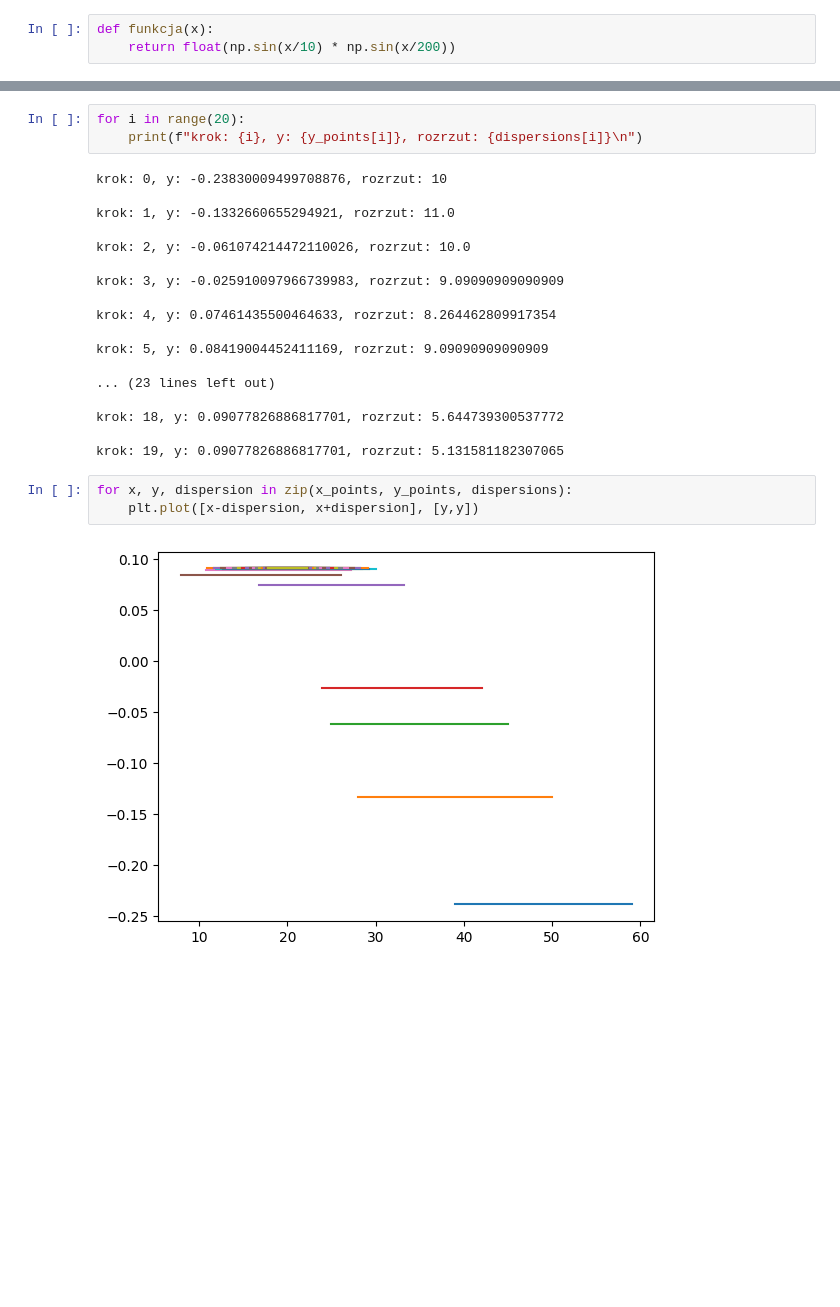
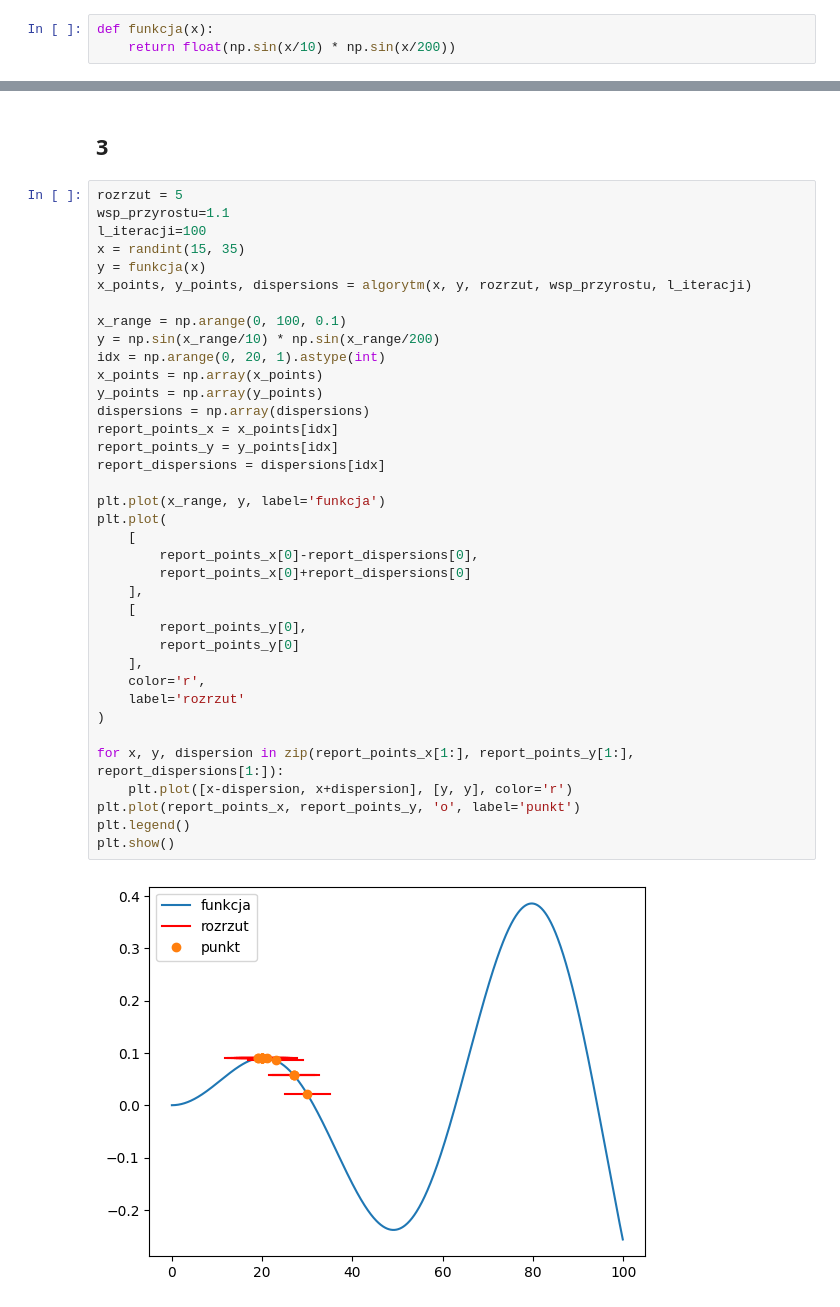
Before and after one commit to imgres2002/systemy_sztucznej_inteligencji_164454, a Jupyter notebook: lab2/zadanie1.ipynb, the cells around one changed output, grey strips where cells are left out. Cells and saved outputs as stored; diff of their text form; blank space fills up the shorter version.

```diff
--- a/lab2/zadanie1.ipynb
+++ b/lab2/zadanie1.ipynb
@@ -121,26 +168,41 @@ plt.show()
-# %%
-for i in range(20):
-    print(f"krok: {i}, y: {y_points[i]}, rozrzut: {dispersions[i]}\n")
-# %% [output]
-krok: 0, y: -0.23830009499708876, rozrzut: 10
-
-krok: 1, y: -0.1332660655294921, rozrzut: 11.0
-
-krok: 2, y: -0.061074214472110026, rozrzut: 10.0
-
-krok: 3, y: -0.025910097966739983, rozrzut: 9.09090909090909
-
-krok: 4, y: 0.07461435500464633, rozrzut: 8.264462809917354
-
-krok: 5, y: 0.08419004452411169, rozrzut: 9.09090909090909
-
-... (23 lines left out)
-
-krok: 18, y: 0.09077826886817701, rozrzut: 5.644739300537772
-
-krok: 19, y: 0.09077826886817701, rozrzut: 5.131581182307065
-# %%
-for x, y, dispersion in zip(x_points, y_points, dispersions):
-    plt.plot([x-dispersion, x+dispersion], [y,y])
-# %% [output]
-[figure, removed]
+# %% [markdown]
+## 3
+# %%
+rozrzut = 5
+wsp_przyrostu=1.1
+l_iteracji=100
+x = randint(15, 35)
+y = funkcja(x)
+x_points, y_points, dispersions = algorytm(x, y, rozrzut, wsp_przyrostu, l_iteracji)
+
+x_range = np.arange(0, 100, 0.1)
+y = np.sin(x_range/10) * np.sin(x_range/200)
+idx = np.arange(0, 20, 1).astype(int)
+x_points = np.array(x_points)
+y_points = np.array(y_points)
+dispersions = np.array(dispersions)
+report_points_x = x_points[idx]
+report_points_y = y_points[idx]
+report_dispersions = dispersions[idx]
+
+plt.plot(x_range, y, label='funkcja')
+plt.plot(
+    [
+        report_points_x[0]-report_dispersions[0],
+        report_points_x[0]+report_dispersions[0]
+    ],
+    [
+        report_points_y[0],
+        report_points_y[0]
+    ],
+    color='r',
+    label='rozrzut'
+)
+
+for x, y, dispersion in zip(report_points_x[1:], report_points_y[1:], report_dispersions[1:]):
+    plt.plot([x-dispersion, x+dispersion], [y, y], color='r')
+plt.plot(report_points_x, report_points_y, 'o', label='punkt')
+plt.legend()
+plt.show()
+# %% [output]
+[figure, added]
```
Also changed, not shown: parts of 11 cells of this notebook.
